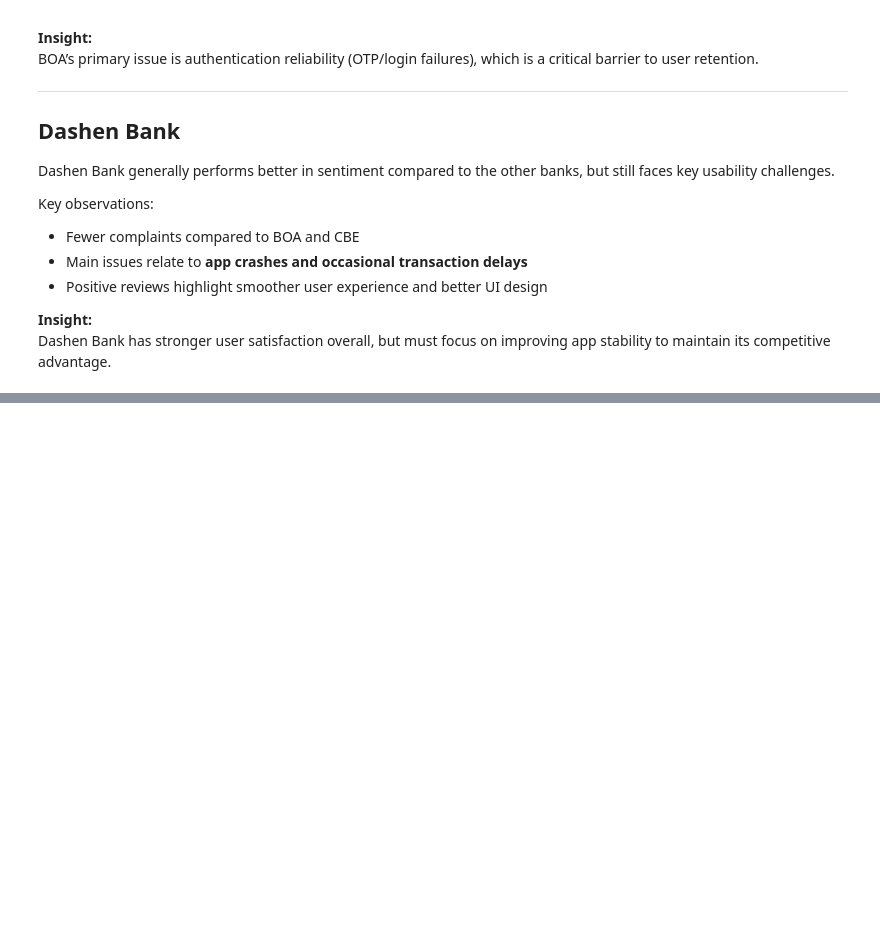
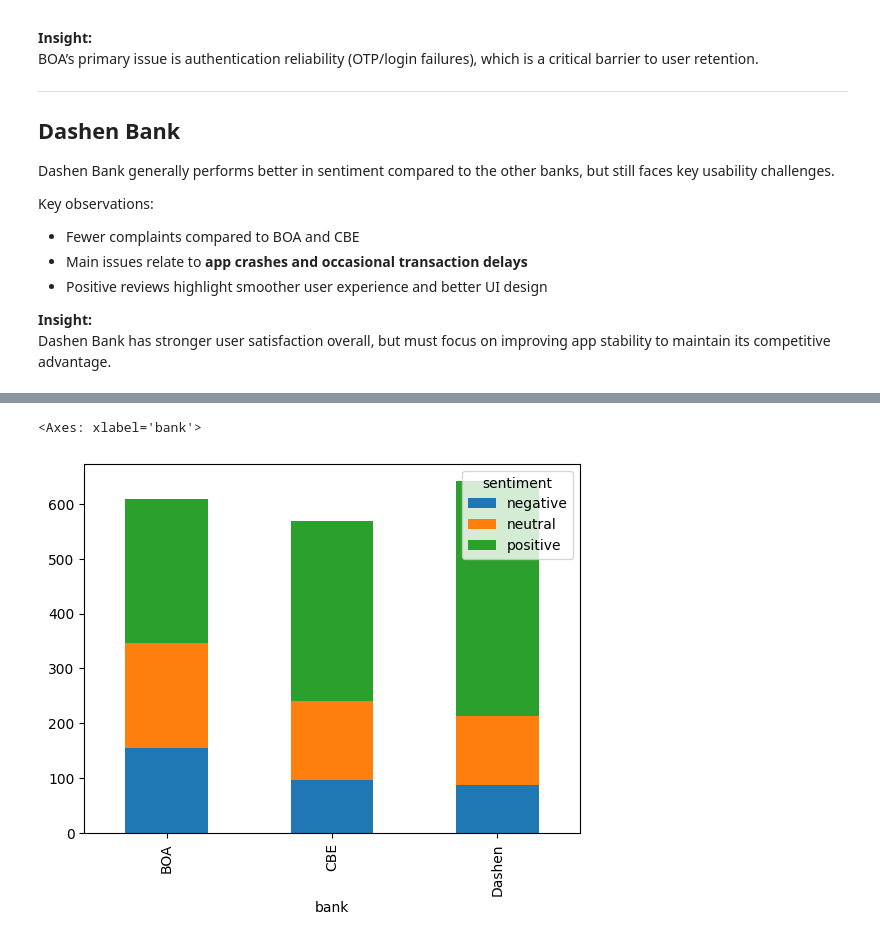
Before and after one commit to Bilen189/ethiopian-bank-review-analytics, a Jupyter notebook: notebooks/02_sentiment_theme_analysis.ipynb, the cells around one changed output, grey strips where cells are left out. Cells and saved outputs as stored; diff of their text form; code cells hidden in the pictures; blank space fills up the shorter version.

```diff
--- a/notebooks/02_sentiment_theme_analysis.ipynb
+++ b/notebooks/02_sentiment_theme_analysis.ipynb
@@ -411,0 +443,5 @@ Dashen Bank has stronger user satisfaction overall, but must focus on improving
+# %%
+all_reviews.groupby("bank")["sentiment"].value_counts().unstack().plot(kind="bar", stacked=True)
+# %% [output]
+<Axes: xlabel='bank'>
+[figure, added]
```
Also changed, not shown: parts of 6 cells of this notebook, 4 other files.
